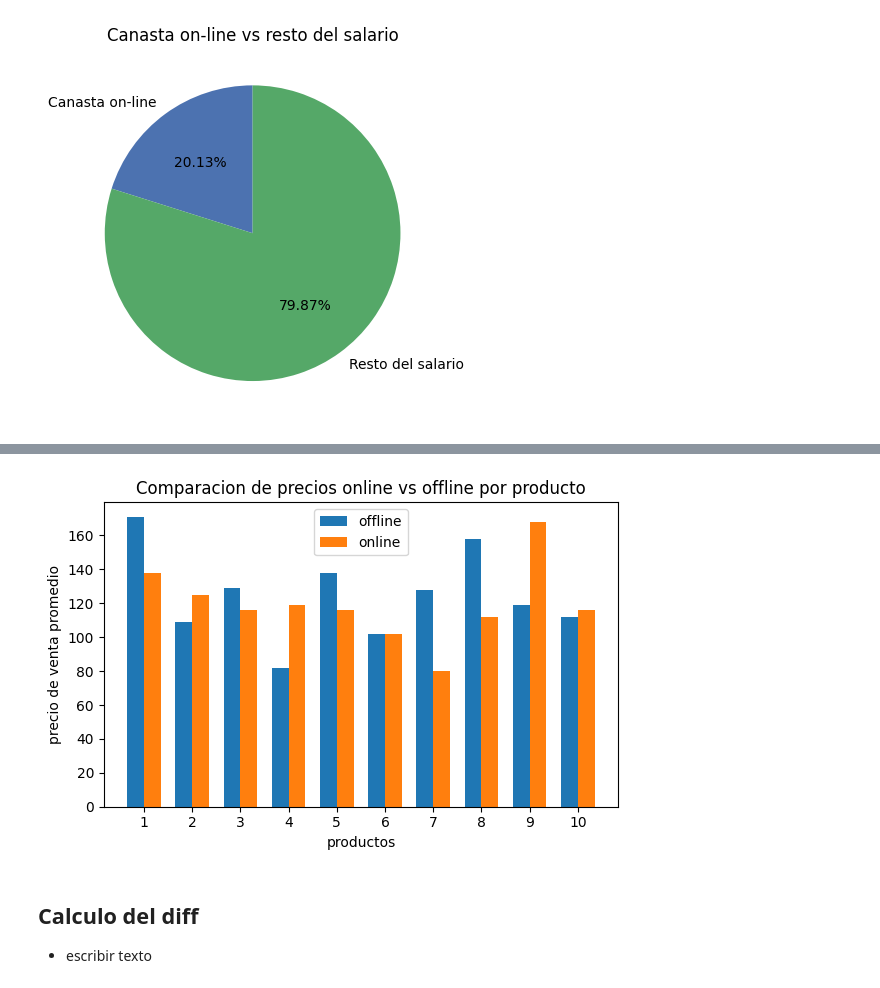
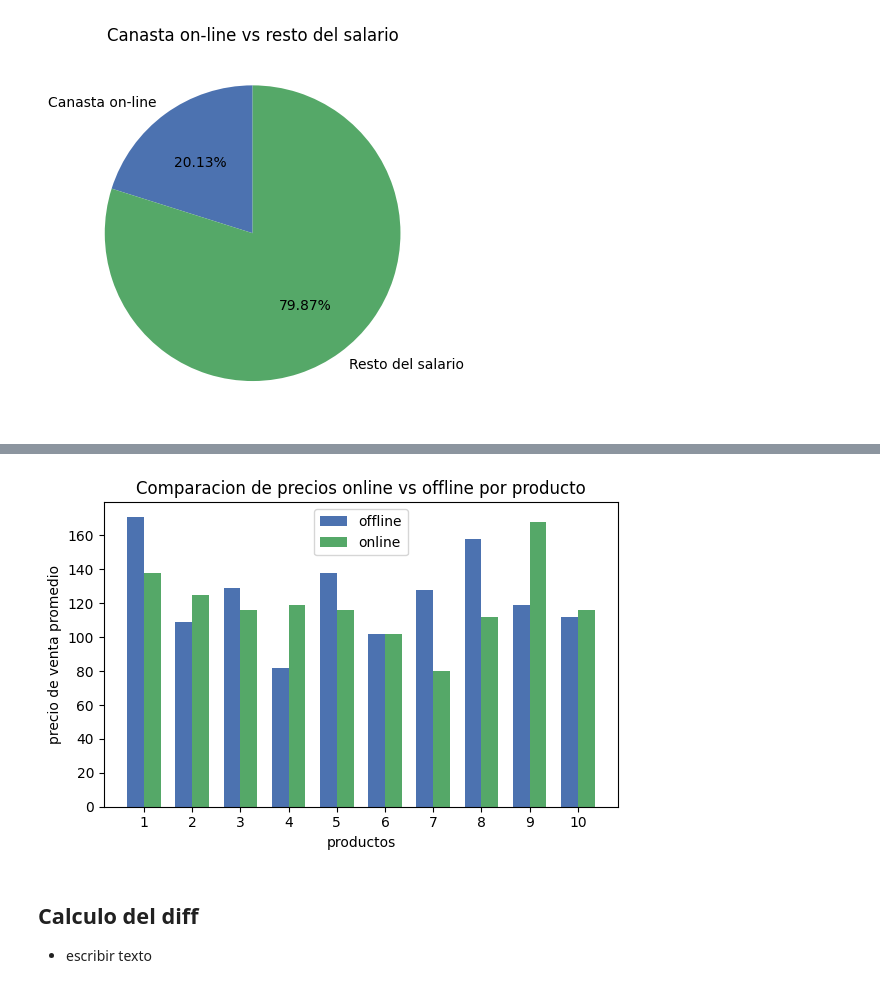
Before and after one commit to Samy0301/IP-ICD-Project, a Jupyter notebook: probando/pruebita.ipynb, the cells around one changed output, grey strips where cells are left out. Cells and saved outputs as stored; diff of their text form; code cells hidden in the pictures.

```diff
--- a/probando/pruebita.ipynb
+++ b/probando/pruebita.ipynb
@@ -113,33 +71,35 @@ Este recorrido producto a producto reveló que el total global —los 48 pesos d
 # %%
 import polars as pl
 import matplotlib.pyplot as plt
 import numpy as np
 import dic_work
 
 # Preparar datos para matplotlib
 cats = dic_work.lst_productos
 s1   = dic_work.lst_promedio_off
 s2   = dic_work.lst_promedio_on
 
 x = np.arange(len(cats))        # posiciones de las categorías
 width = 0.35                    # ancho de cada barra
+color_off="#4c72b0"
+color_on="#55a868"
 
 # Graficar
 fig, ax = plt.subplots(figsize=(6, 4))
-ax.bar(x - width/2, s1, width, label="offline")
-ax.bar(x + width/2, s2, width, label="online")
+ax.bar(x - width/2, s1, width, color=color_off, label="offline")
+ax.bar(x + width/2, s2, width, color=color_on, label="online")
 
 ax.set_xlabel("productos")
 ax.set_ylabel("precio de venta promedio")
 ax.set_title("Comparacion de precios online vs offline por producto")
 ax.set_xticks(x)
 ax.set_xticklabels(cats)
 ax.legend()
 
 plt.tight_layout()
 plt.show()
 # %% [output]
-[figure, old version]
+[figure, new version]
 # %% [markdown]
 ## Calculo del diff
 - escribir texto
```
Also changed, not shown: parts of 10 cells of this notebook, 3 other files.
